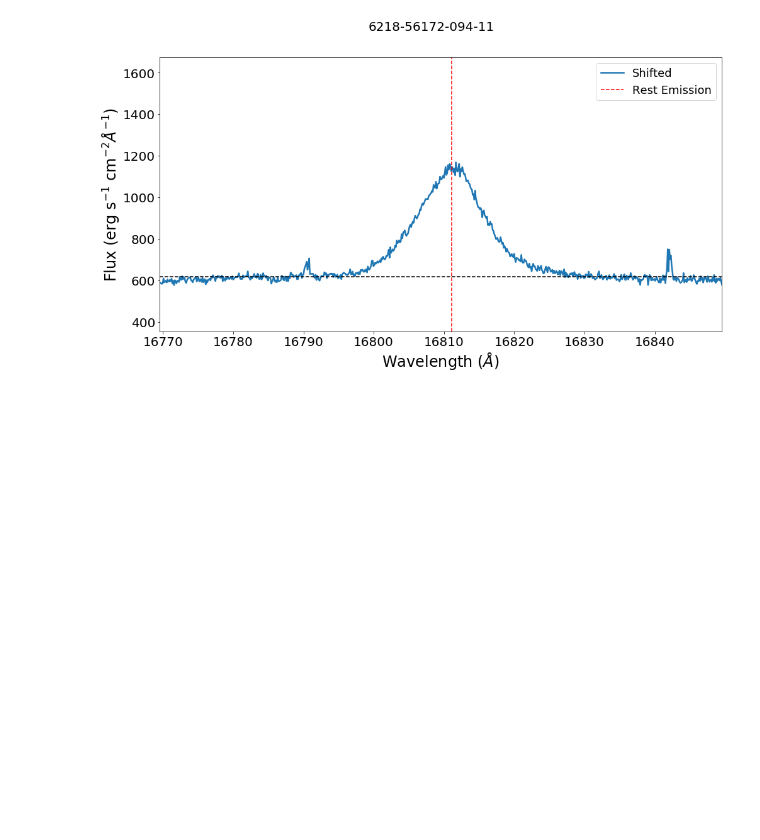
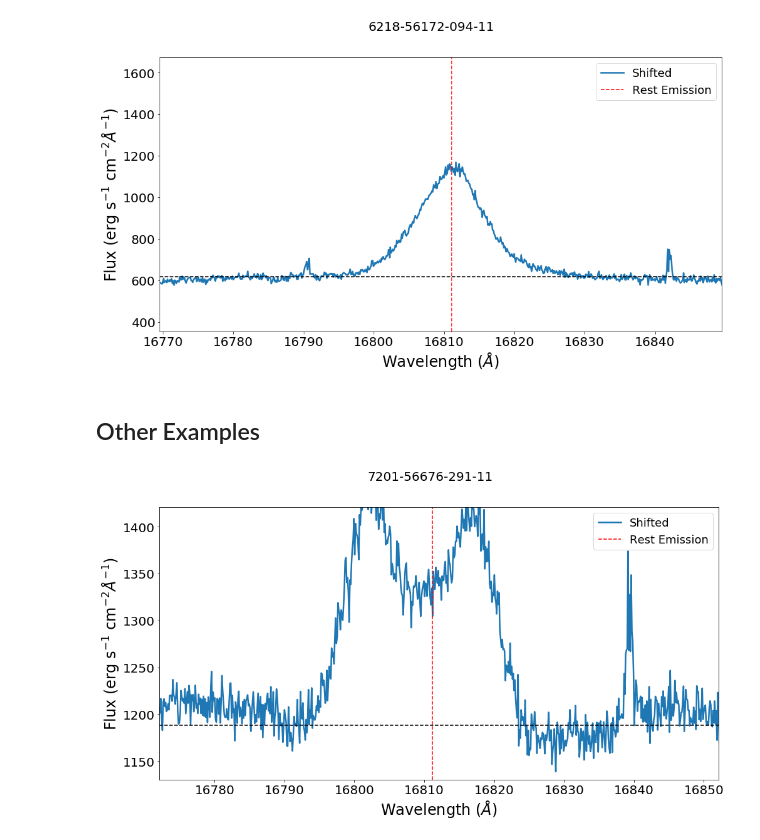
Before and after one commit to ballanr/T-Tauri, a Jupyter notebook: In Development/Shifting Visit Spectra.ipynb, the cells around one changed output. Cells and saved outputs as stored; diff of their text form; code cells hidden in the pictures; blank space fills up the shorter version.

```diff
--- a/In Development/Shifting Visit Spectra.ipynb
+++ b/In Development/Shifting Visit Spectra.ipynb
@@ -96,3 +104,14 @@ emission_line = 12
 f.Br_Equiv_Width_Plotter(plateid,MJD,fiber,11)
 # %% [output]
 [figure]
+# %% [markdown]
+## Other Examples
+# %%
+y = f.apStar_to_apVisit(4593,'2M05361555+3257145')
+plateid = y[0][1][0]
+MJD = y[0][1][1]
+fiber = y[0][1][2]
+emission_line = 12
+f.Br_Equiv_Width_Plotter(plateid,MJD,fiber,11)
+# %% [output]
+[figure, added]
```
Also changed, not shown: parts of 19 cells of this notebook.
